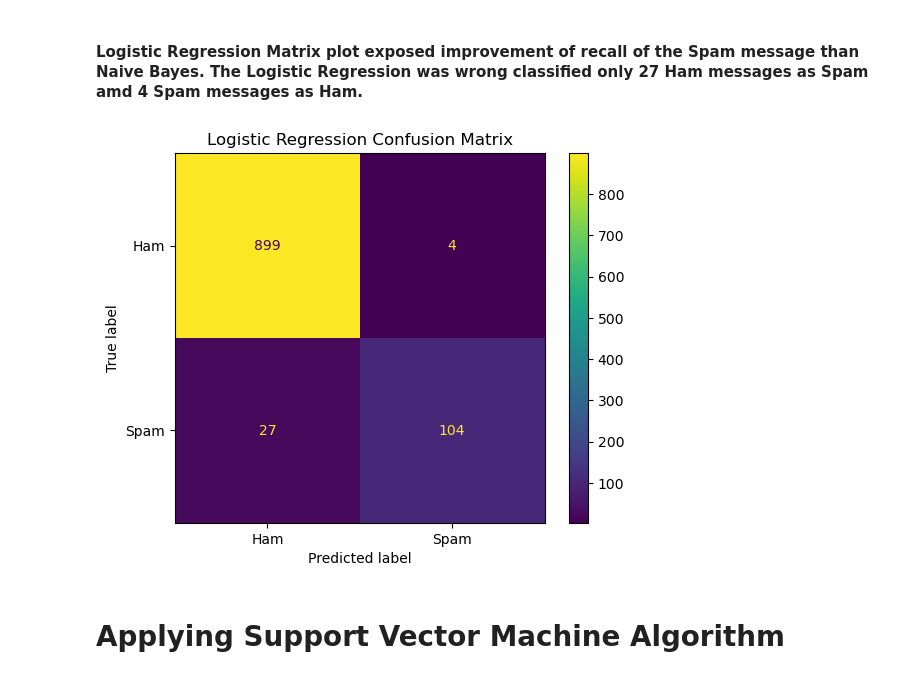
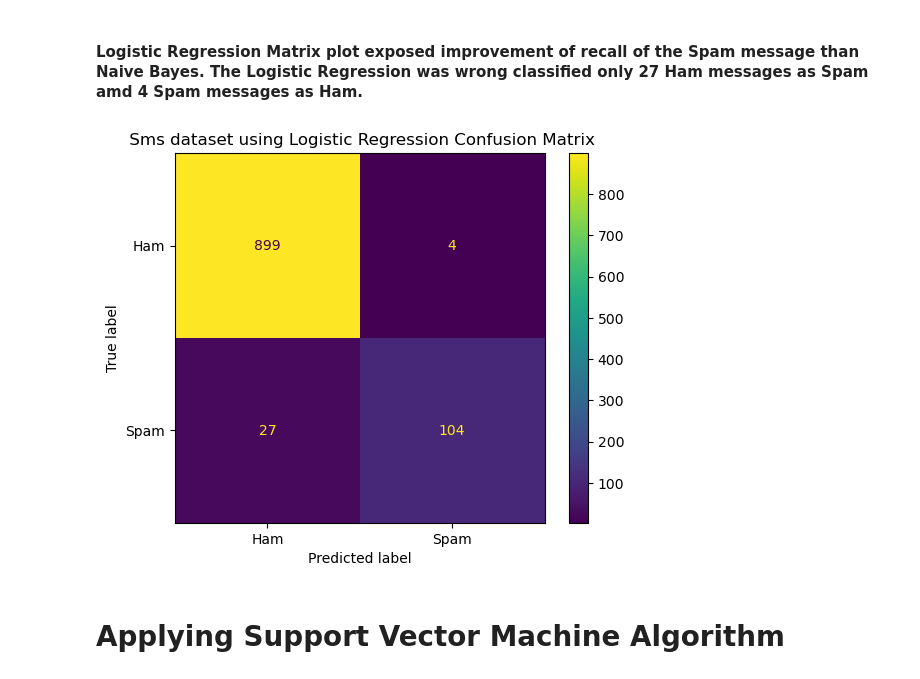
Before and after one commit to VasilkaVlaykova/ScamLens-Web-Browser-Application-for-Detecting-Spam-Contents, a Jupyter notebook: notebooks/sms_nlp_training.ipynb, the cells around one changed output. Cells and saved outputs as stored; diff of their text form; code cells hidden in the pictures.

```diff
--- a/notebooks/sms_nlp_training.ipynb
+++ b/notebooks/sms_nlp_training.ipynb
@@ -256,15 +256,15 @@ weighted avg       0.97      0.97      0.97      1034
 # %%
 from sklearn.metrics import ConfusionMatrixDisplay
 
 ConfusionMatrixDisplay.from_predictions(
     y_test,
     y_pred_lr,
     display_labels = ['Ham','Spam']
 )
-plt.title('Logistic Regression Confusion Matrix' )
+plt.title(' Sms dataset using Logistic Regression Confusion Matrix' )
 plt.show()
 # %% [output]
-[figure, old version]
+[figure, new version]
 # %% [markdown]
 # Applying Support Vector Machine Algorithm
 # %%
```
Also changed, not shown: parts of 3 cells of this notebook, 3 other files.
